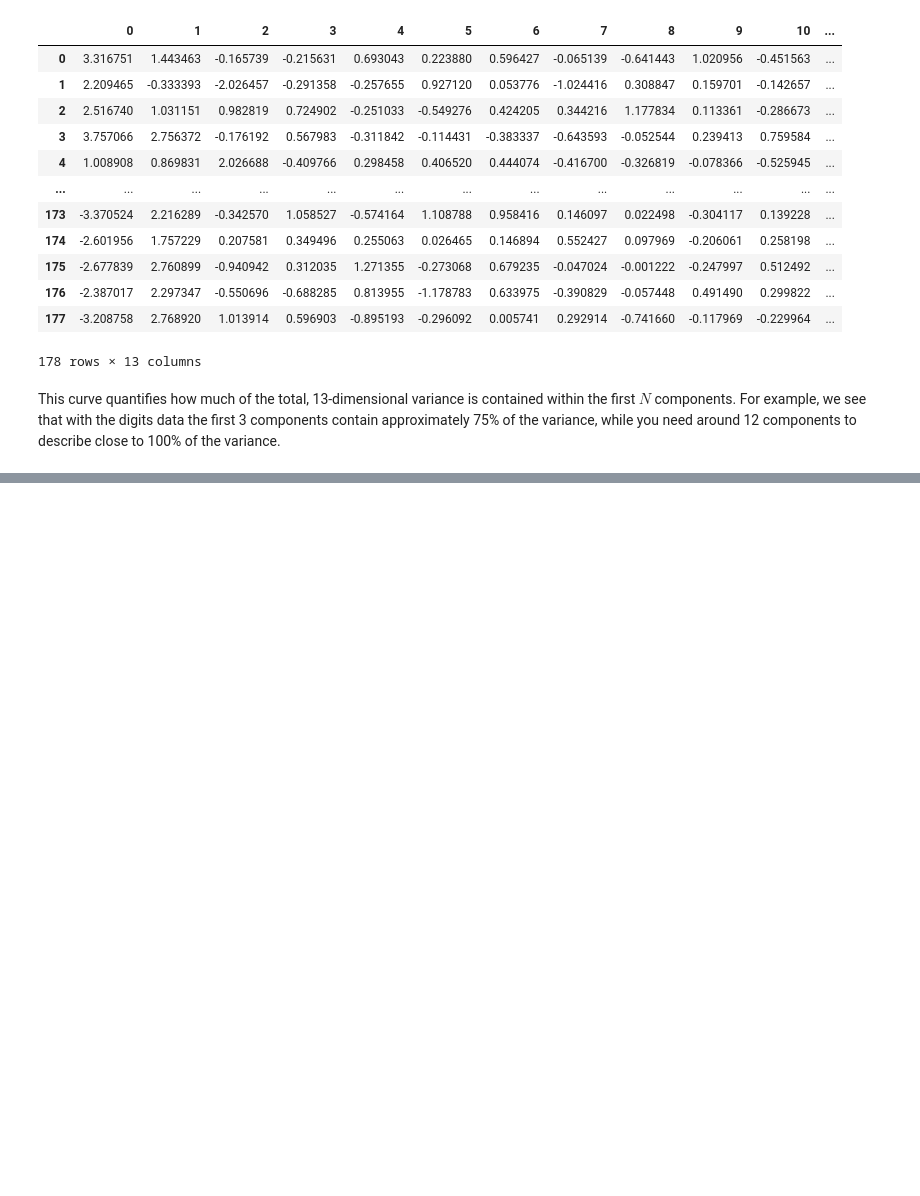
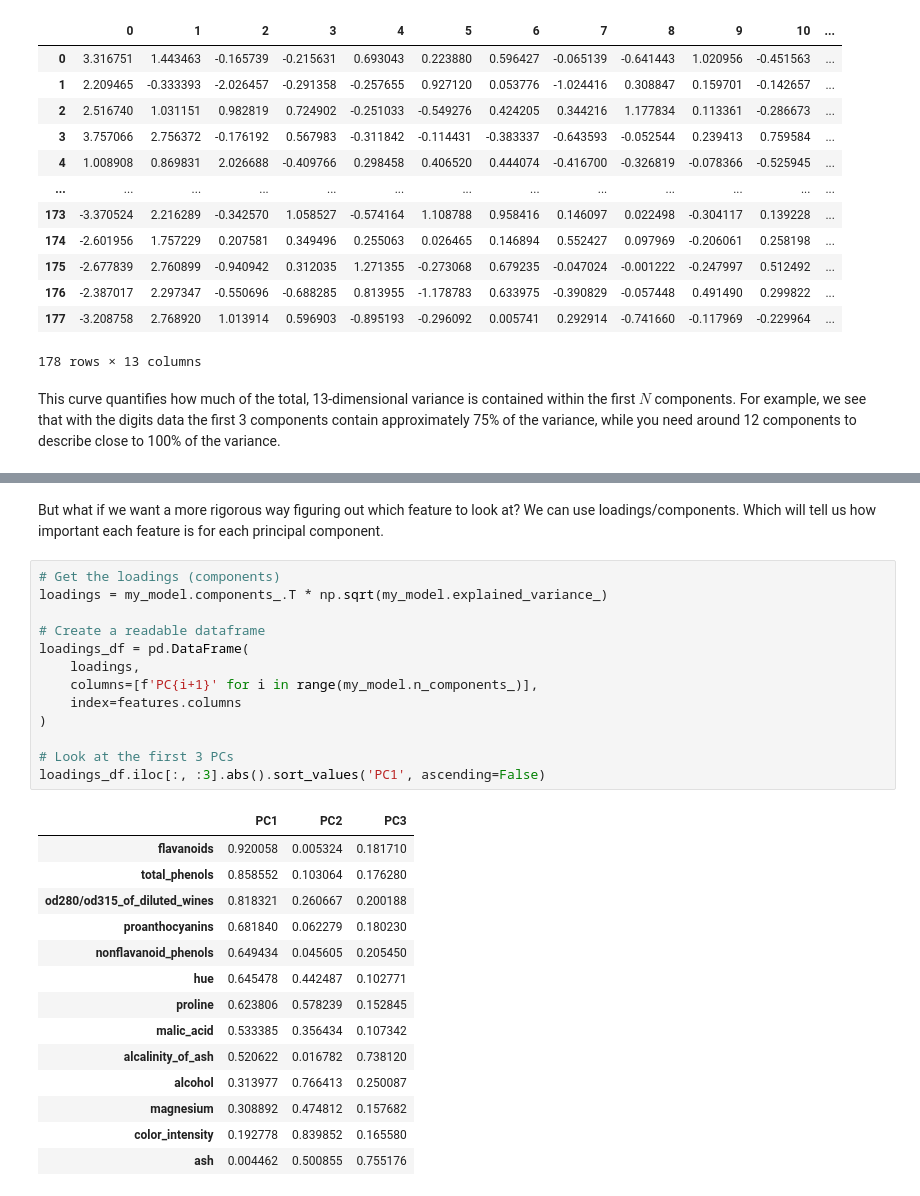
Before and after one commit to nebachadnassar/GWU-DNSC-4211, a Jupyter notebook: public/Class_10/Class_10_Unsupervised_Learning.ipynb, the cells around one changed output, grey strips where cells are left out. Saved outputs shown, nothing was run; the diff lists cells and outputs as text; blank space fills up the shorter version.

```diff
--- a/public/Class_10/Class_10_Unsupervised_Learning.ipynb
+++ b/public/Class_10/Class_10_Unsupervised_Learning.ipynb
@@ -587,0 +617,30 @@ For example, we see that with the digits data the first 3 components contain app
+# %% [markdown]
+But what if we want a more rigorous way figuring out which feature to look at? We can use loadings/components. Which will tell us how important each feature is for each principal component.
+# %%
+# Get the loadings (components)
+loadings = my_model.components_.T * np.sqrt(my_model.explained_variance_)
+
+# Create a readable dataframe
+loadings_df = pd.DataFrame(
+    loadings,
+    columns=[f'PC{i+1}' for i in range(my_model.n_components_)],
+    index=features.columns
+)
+
+# Look at the first 3 PCs
+loadings_df.iloc[:, :3].abs().sort_values('PC1', ascending=False)
+# %% [output]
+|  | PC1 | PC2 | PC3 |
+| flavanoids | 0.920058 | 0.005324 | 0.181710 |
+| total_phenols | 0.858552 | 0.103064 | 0.176280 |
+| od280/od315_of_diluted_wines | 0.818321 | 0.260667 | 0.200188 |
+| proanthocyanins | 0.681840 | 0.062279 | 0.180230 |
+| nonflavanoid_phenols | 0.649434 | 0.045605 | 0.205450 |
+| hue | 0.645478 | 0.442487 | 0.102771 |
+| proline | 0.623806 | 0.578239 | 0.152845 |
+| malic_acid | 0.533385 | 0.356434 | 0.107342 |
+| alcalinity_of_ash | 0.520622 | 0.016782 | 0.738120 |
+| alcohol | 0.313977 | 0.766413 | 0.250087 |
+| magnesium | 0.308892 | 0.474812 | 0.157682 |
+| color_intensity | 0.192778 | 0.839852 | 0.165580 |
+| ash | 0.004462 | 0.500855 | 0.755176 |
```
Also changed, not shown: parts of 13 cells of this notebook, 1 other file.
